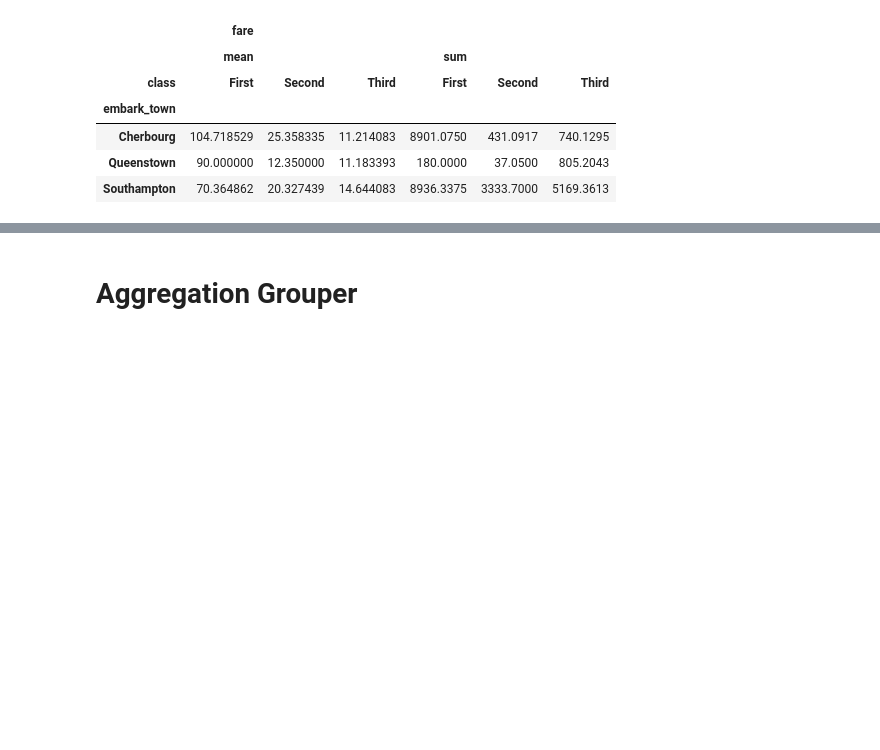
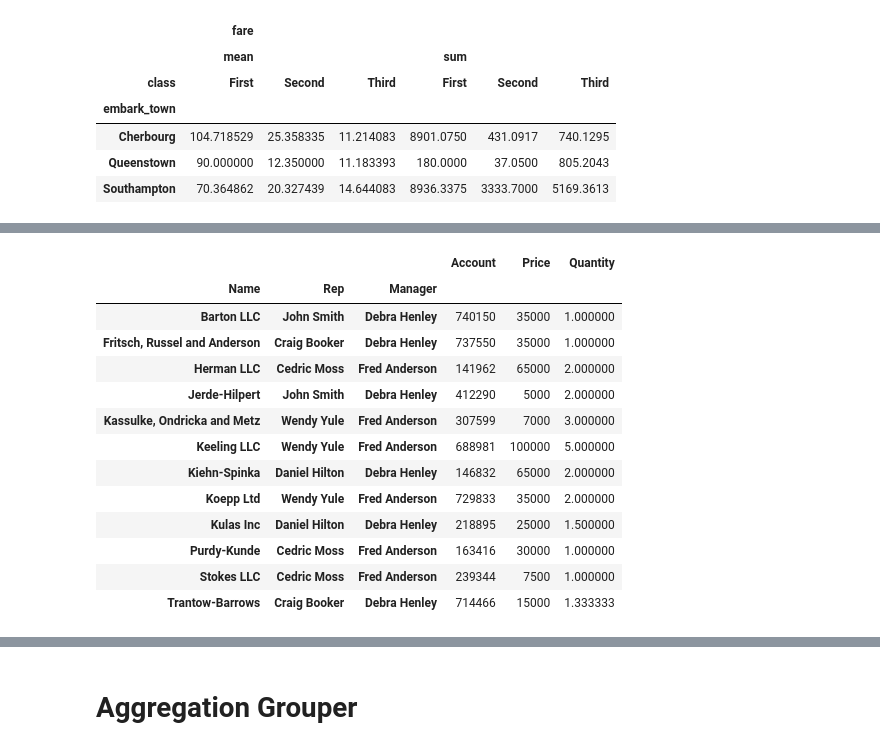
Before and after one commit to polaroidz/polaroidz, a Jupyter notebook: Pandas_Handbook.ipynb, the cells around one changed output, grey strips where cells are left out. Saved outputs shown, nothing was run; the diff lists cells and outputs as text; code cells hidden in the pictures; blank space fills up the shorter version.

```diff
--- a/Pandas_Handbook.ipynb
+++ b/Pandas_Handbook.ipynb
@@ -313,0 +347,17 @@ pd.pivot_table(data=df,
+# %%
+pd.pivot_table(df, index=['Name', 'Rep', 'Manager'])
+# %% [output]
+|  |  |  | Account | Price | Quantity |
+| Name | Rep | Manager |  |  |  |
+| Barton LLC | John Smith | Debra Henley | 740150 | 35000 | 1.000000 |
+| Fritsch, Russel and Anderson | Craig Booker | Debra Henley | 737550 | 35000 | 1.000000 |
+| Herman LLC | Cedric Moss | Fred Anderson | 141962 | 65000 | 2.000000 |
+| Jerde-Hilpert | John Smith | Debra Henley | 412290 | 5000 | 2.000000 |
+| Kassulke, Ondricka and Metz | Wendy Yule | Fred Anderson | 307599 | 7000 | 3.000000 |
+| Keeling LLC | Wendy Yule | Fred Anderson | 688981 | 100000 | 5.000000 |
+| Kiehn-Spinka | Daniel Hilton | Debra Henley | 146832 | 65000 | 2.000000 |
+| Koepp Ltd | Wendy Yule | Fred Anderson | 729833 | 35000 | 2.000000 |
+| Kulas Inc | Daniel Hilton | Debra Henley | 218895 | 25000 | 1.500000 |
+| Purdy-Kunde | Cedric Moss | Fred Anderson | 163416 | 30000 | 1.000000 |
+| Stokes LLC | Cedric Moss | Fred Anderson | 239344 | 7500 | 1.000000 |
+| Trantow-Barrows | Craig Booker | Debra Henley | 714466 | 15000 | 1.333333 |
```
Also changed, not shown: parts of 24 cells of this notebook.
